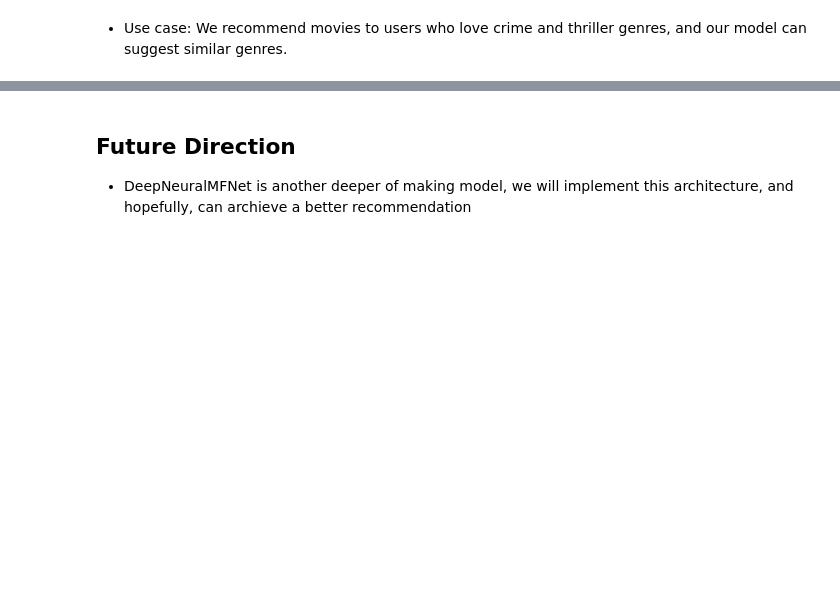
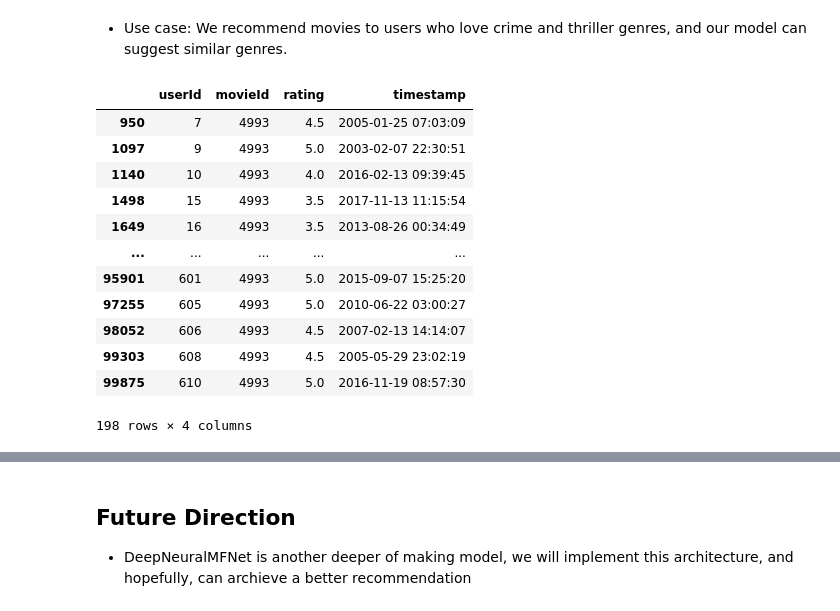
Before and after one commit to wallik3/movie-len-recommendation, a Jupyter notebook: notebooks/1_modelling.ipynb, the cells around one changed output, grey strips where cells are left out. Saved outputs shown, nothing was run; the diff lists cells and outputs as text; code cells hidden in the pictures; blank space fills up the shorter version.

```diff
--- a/notebooks/1_modelling.ipynb
+++ b/notebooks/1_modelling.ipynb
@@ -1151,4 +1153,20 @@ Ranking :
 9. [118696] The Hobbit: The Battle of the Five Armies (2014) with genre Adventure|Fantasy - Score : 0.34043845534324646
 # %% [markdown]
 - Use case: We recommend movies to users who love crime and thriller genres, and our model can suggest similar genres.
+# %%
+ratings.query("movieId == 4993")
+# %% [output]
+|  | userId | movieId | rating | timestamp |
+| 950 | 7 | 4993 | 4.5 | 2005-01-25 07:03:09 |
+| 1097 | 9 | 4993 | 5.0 | 2003-02-07 22:30:51 |
+| 1140 | 10 | 4993 | 4.0 | 2016-02-13 09:39:45 |
+| 1498 | 15 | 4993 | 3.5 | 2017-11-13 11:15:54 |
+| 1649 | 16 | 4993 | 3.5 | 2013-08-26 00:34:49 |
+| ... | ... | ... | ... | ... |
+| 95901 | 601 | 4993 | 5.0 | 2015-09-07 15:25:20 |
+| 97255 | 605 | 4993 | 5.0 | 2010-06-22 03:00:27 |
+| 98052 | 606 | 4993 | 4.5 | 2007-02-13 14:14:07 |
+| 99303 | 608 | 4993 | 4.5 | 2005-05-29 23:02:19 |
+| 99875 | 610 | 4993 | 5.0 | 2016-11-19 08:57:30 |
+198 rows × 4 columns
 # %%
```
Also changed, not shown: parts of 15 cells of this notebook.
